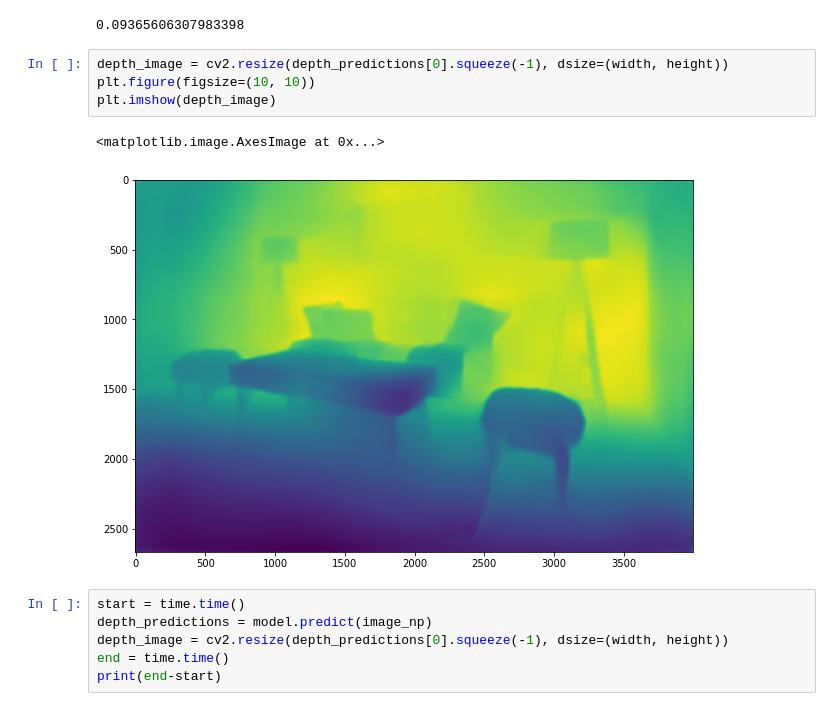
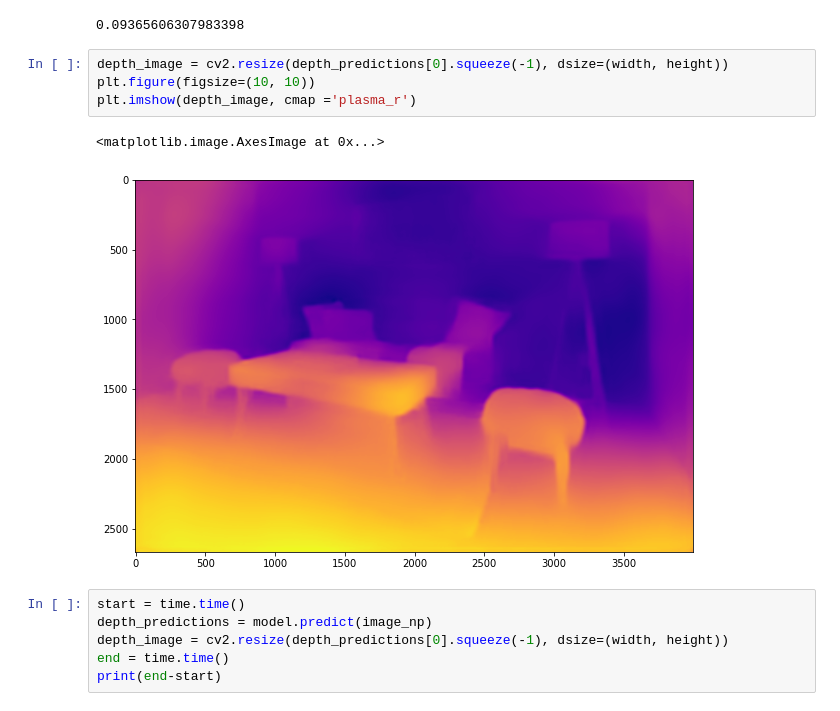
Before and after one commit to vetasavitskaya/monocular-depth-estimation-with-densenet, a Jupyter notebook: testing.ipynb, the cells around one changed output. Cells and saved outputs as stored; diff of their text form.

```diff
--- a/testing.ipynb
+++ b/testing.ipynb
@@ -45,10 +45,10 @@ print(end-start)
 # %%
 depth_image = cv2.resize(depth_predictions[0].squeeze(-1), dsize=(width, height))
 plt.figure(figsize=(10, 10))
-plt.imshow(depth_image)
+plt.imshow(depth_image, cmap ='plasma_r')
 # %% [output]
 <matplotlib.image.AxesImage at 0x...>
-[figure, old version]
+[figure, new version]
 # %%
 start = time.time()
 depth_predictions = model.predict(image_np)
```
